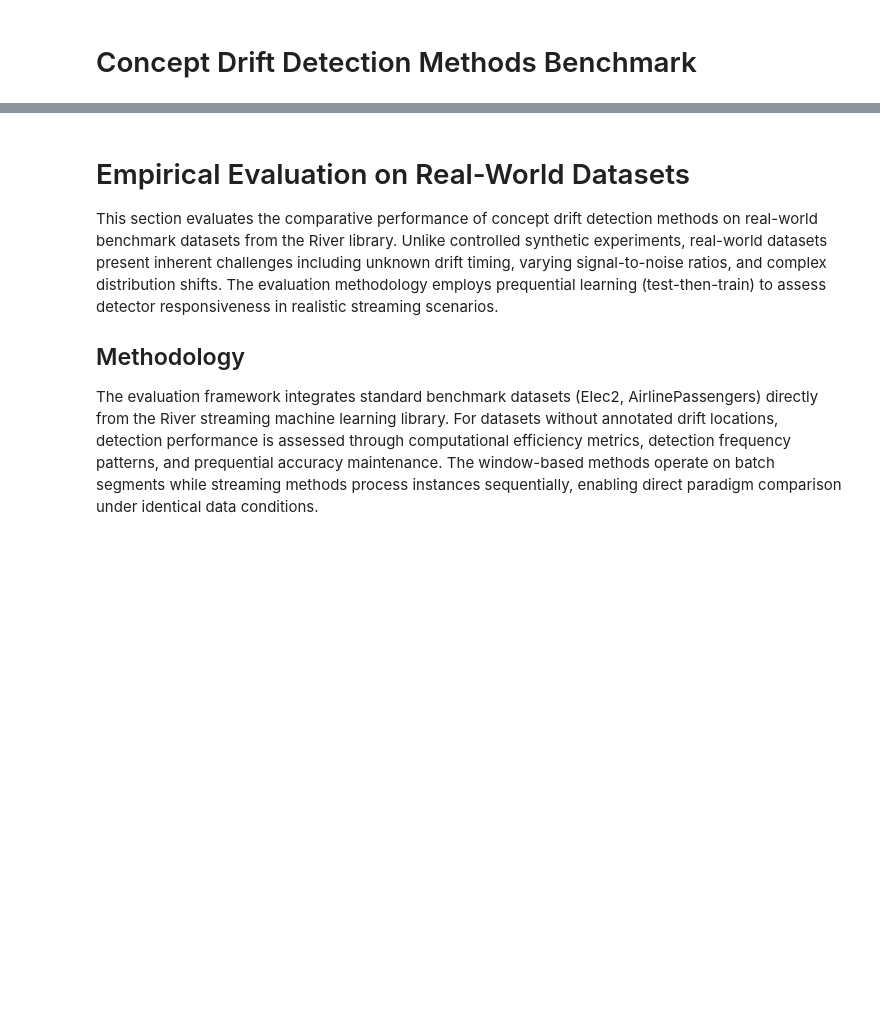
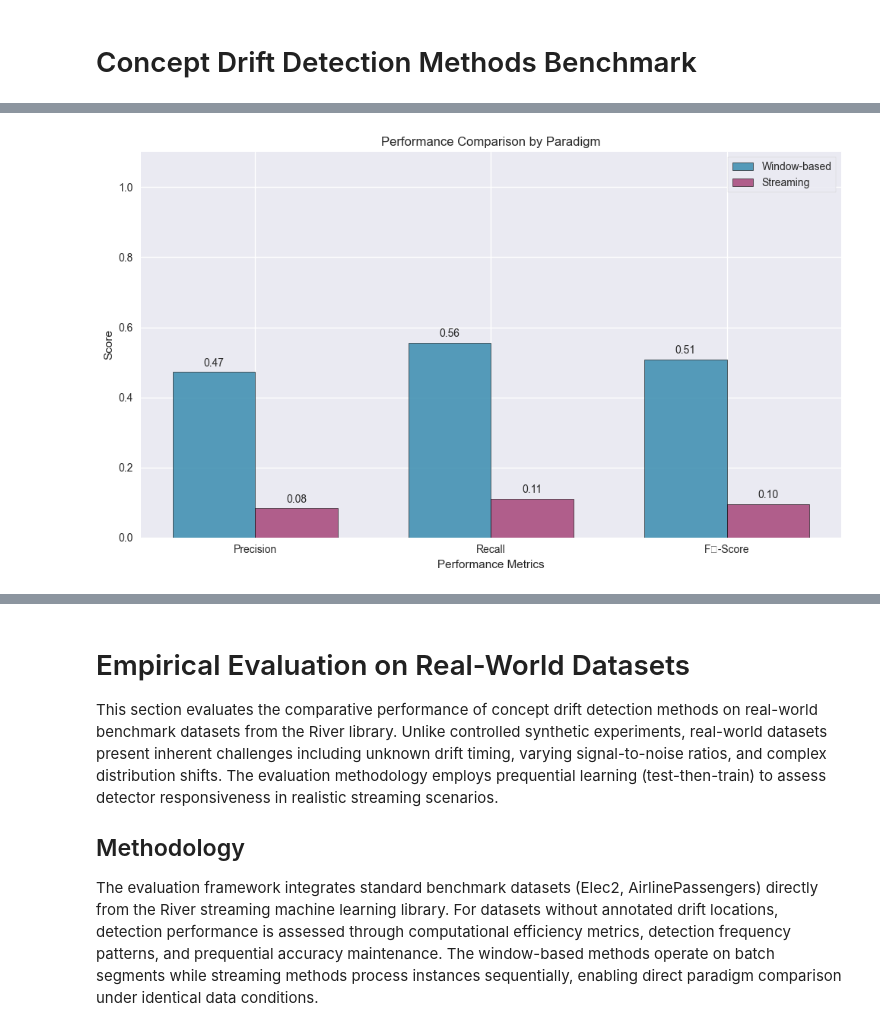
Before and after one commit to neoslusion/One-or-Two-Things-We-Know-about-Concept-Drift, a Jupyter notebook: experiments/notebooks/ConceptDrift_Pipeline.ipynb, the cells around one changed output, grey strips where cells are left out. Cells and saved outputs as stored; diff of their text form; code cells hidden in the pictures; blank space fills up the shorter version.

Commit message:
Cleaning up plotting functionality

```diff
--- a/experiments/notebooks/ConceptDrift_Pipeline.ipynb
+++ b/experiments/notebooks/ConceptDrift_Pipeline.ipynb
@@ -389,7 +389,7 @@ def evaluate_streaming_method(
 unified_scenarios = [
     {
         'name': 'Common_Drift',
-        'params': {'dist': 'unif', 'intens': 1, 'number': 20, 'alt': False, 'length': 10000, 'dims': 3}
+        'params': {'dist': 'unif', 'intens': 1, 'number': 3, 'alt': True, 'length': 1000, 'dims': 3}
     }
 ]
 
@@ -958,0 +571,32 @@ Paradigm comparison (mean F₁-score):
+# %%
+# Plot 1: Performance Comparison by Paradigm
+plt.figure(figsize=(10, 6))
+metric_keys = ['precision', 'recall', 'f1_score']
+metric_labels = ['Precision', 'Recall', 'F₁-Score']
+
+x = np.arange(len(metric_labels))
+width = 0.35
+
+window_means = [unified_df[unified_df['paradigm'] == 'window'][m].mean() for m in metric_keys]
+streaming_means = [unified_df[unified_df['paradigm'] == 'streaming'][m].mean() for m in metric_keys]
+
+bars1 = plt.bar(x - width/2, window_means, width, label='Window-based',
+                color=colors['window'], alpha=0.8, edgecolor='black', linewidth=0.5)
+bars2 = plt.bar(x + width/2, streaming_means, width, label='Streaming',
+                color=colors['streaming'], alpha=0.8, edgecolor='black', linewidth=0.5)
+
+# Add value labels on bars
+for i, (w_val, s_val) in enumerate(zip(window_means, streaming_means)):
+    plt.text(i - width/2, w_val + 0.01, f'{w_val:.2f}', ha='center', va='bottom', fontsize=10)
+    plt.text(i + width/2, s_val + 0.01, f'{s_val:.2f}', ha='center', va='bottom', fontsize=10)
+
+plt.xlabel('Performance Metrics')
+plt.ylabel('Score')
+plt.title('Performance Comparison by Paradigm')
+plt.xticks(x, metric_labels)
+plt.legend(frameon=True, fancybox=False, shadow=False)
+plt.ylim(0, 1.1)
+plt.tight_layout()
+plt.show()
+# %% [output]
+[figure, added]
```
Also changed, not shown: parts of 20 cells of this notebook.
